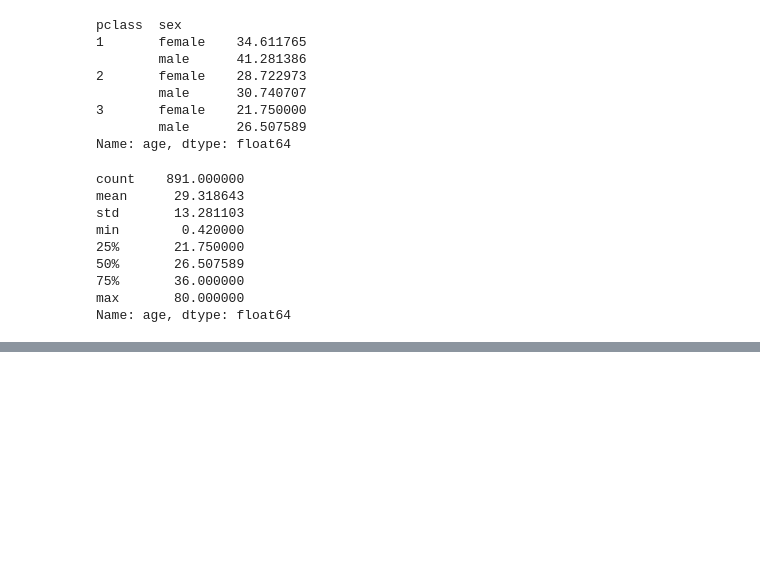
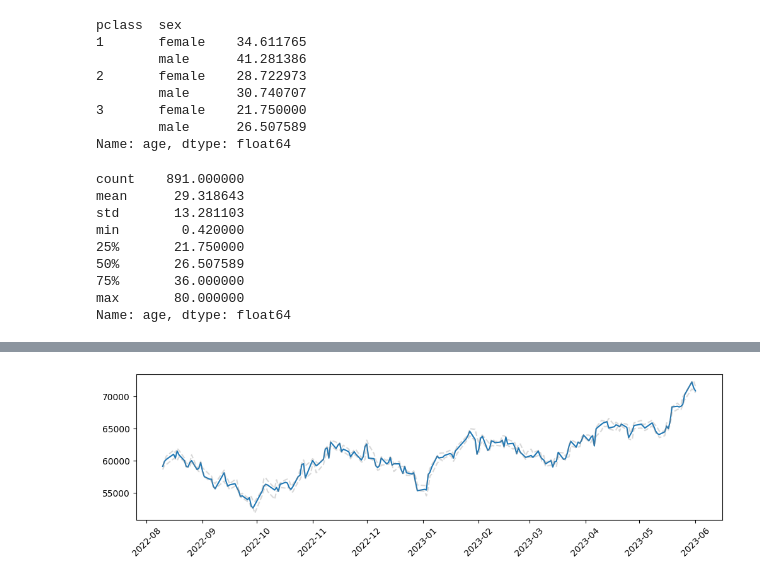
Before and after one commit to dmswn1004/Python_Data-visualization, a Jupyter notebook: 20_데이터_시각화_연습.ipynb, the cells around one changed output, grey strips where cells are left out. Drawn from its saved outputs; the diff is of its cells as text; code cells hidden in the pictures; blank space fills up the shorter version.

```diff
--- a/20_데이터_시각화_연습.ipynb
+++ b/20_데이터_시각화_연습.ipynb
@@ -158,0 +206,3 @@ Name: age, dtype: float64
+# %%
+df = fdr.DataReader('005930', '2021-05-25', '2023-06-01')
+df.tail()
@@ -158,0 +217,10 @@ Name: age, dtype: float64
+# %%
+plt.rcParams['figure.figsize'] = (12,3)
+
+plt.plot(df['Close'][-200:])
+plt.plot(df['High'][-200:], color='gray', linestyle='--', alpha=0.3)
+plt.plot(df['Low'][-200:], color='gray', linestyle='--', alpha=0.3)
+plt.xticks(rotation=45)
+plt.show()
+# %% [output]
+[figure, added]
```
Also changed, not shown: parts of 7 cells of this notebook.
